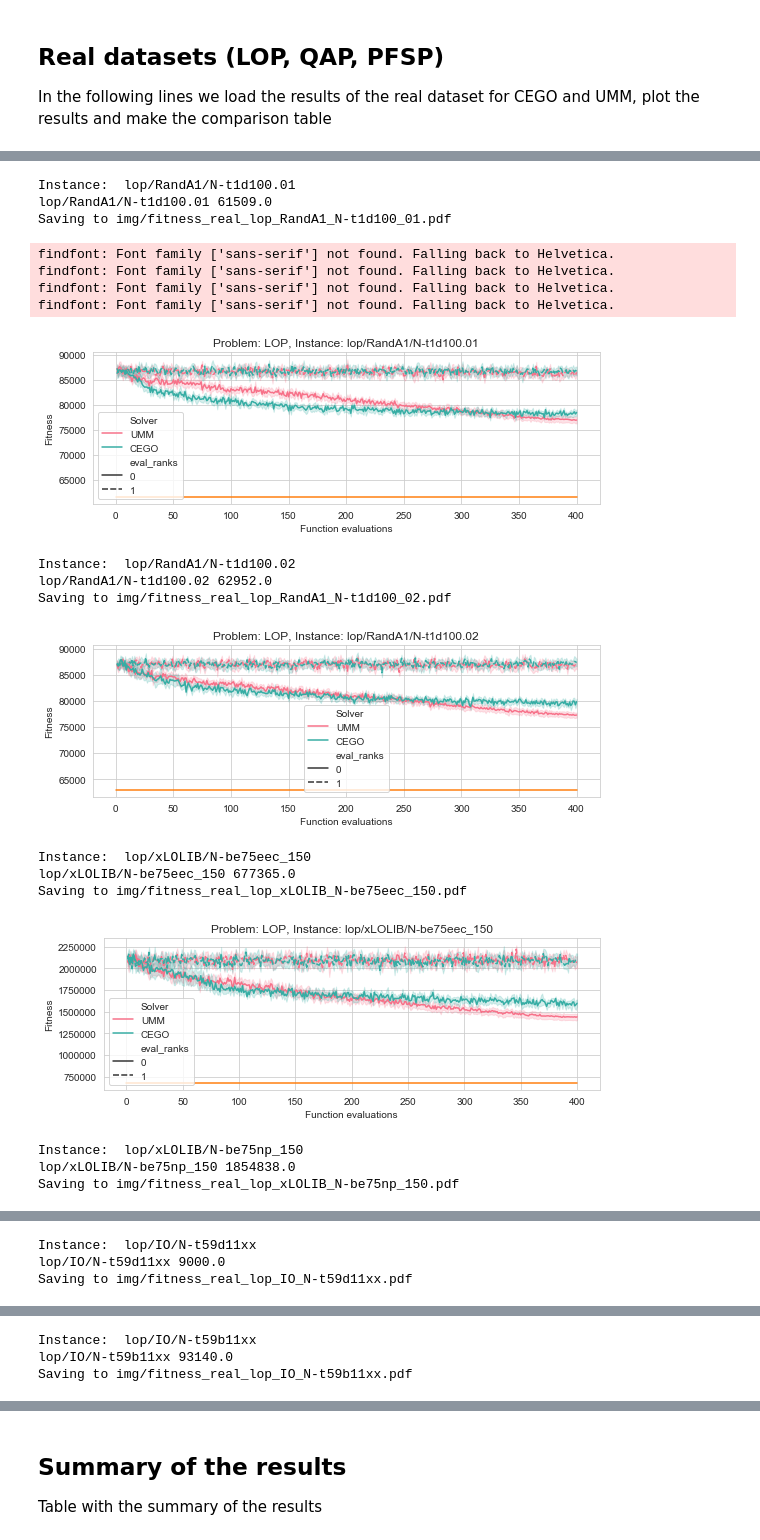
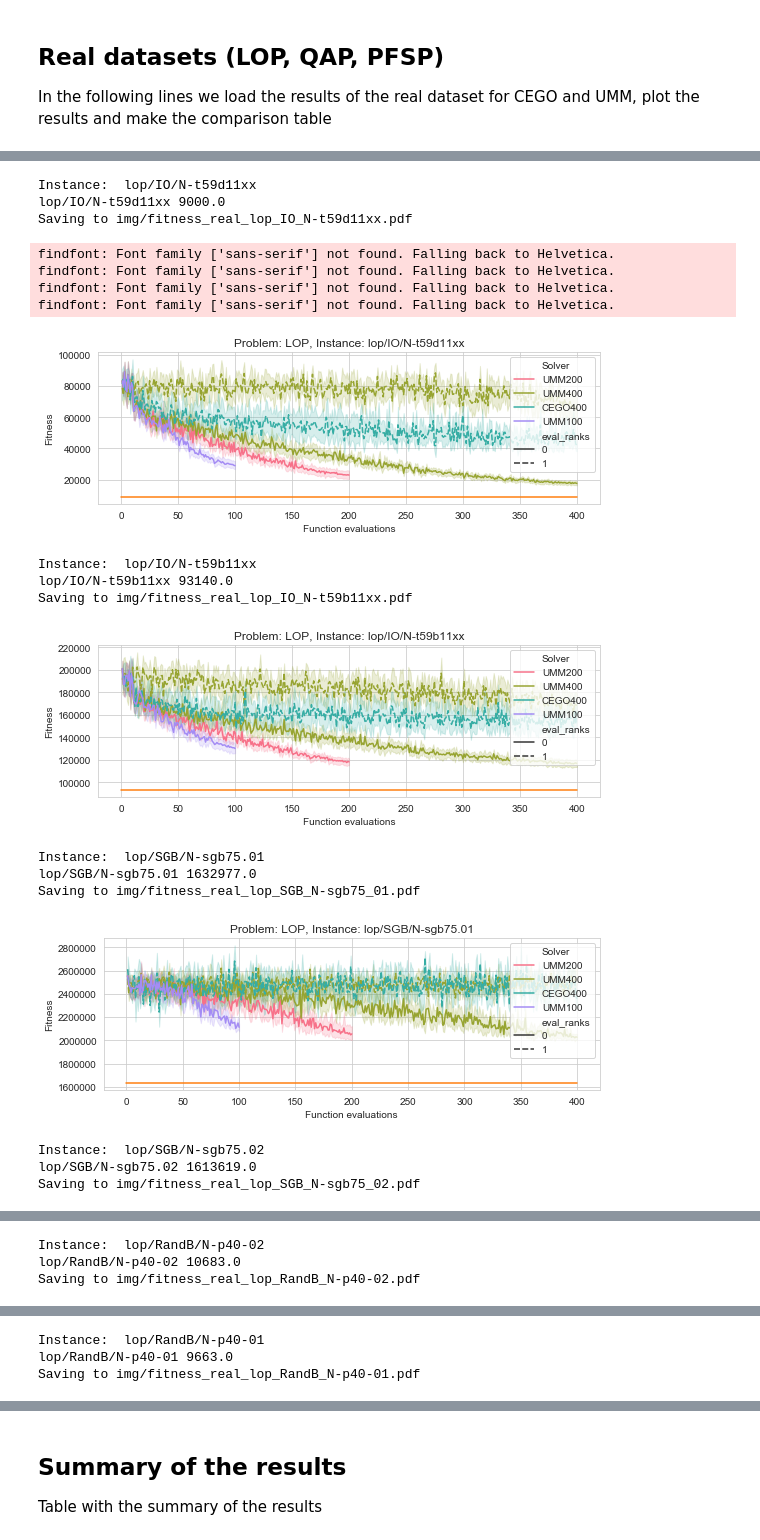
Before and after one commit to ekhiru/BB_optim, a Jupyter notebook: 2-An intro to UMM.ipynb, the cells around one changed output, grey strips where cells are left out. Drawn from its saved outputs; the diff is of its cells as text; code cells hidden in the pictures.

Commit message:
figures

```diff
--- a/2-An intro to UMM.ipynb
+++ b/2-An intro to UMM.ipynb
@@ -143,10 +143,21 @@ In the next cell we plot the results over the synthetic instances
 ## Real datasets (LOP, QAP, PFSP)
 In the following lines we load the results of the real dataset for CEGO and UMM, plot the results and make the comparison table
 # %%
-# Compare synthetic data in the same plot.
+dfbest = pd.read_csv('best_fitness_selected.csv',sep=';')
+def get_opt(instpath):
+  instance_name = instpath.split('/')[-1].replace('.dat','').replace('.txt','')
+  sol = dfbest[dfbest.instance_name==instance_name]#.best_known_subdiagonal.values
+  if len(sol)!=1:
+    print("No opt value")
+    return np.nan
+  if sol.best_known_subdiagonal.iloc[0] is not None: return sol.best_known_subdiagonal.iloc[0]
+  return sol.best_known.iloc[0]
+
+
+  # Compare synthetic data in the same plot.
 # Compare the convergence to lowest fitness funtion values by the two solvers
 lis = []
-for filename in glob.glob("./results-er*/**/*.pkl.*z", recursive=True): lis.append(pd.read_pickle(filename))
+for filename in glob.glob("./results/**/*.pkl.*z", recursive=True): lis.append(pd.read_pickle(filename))
 # for filename in glob.glob("./results-er*/*/*/*.pkl.*z"): lis.append(pd.read_pickle(filename))
 dfreal = pd.concat(lis, sort = True)
 dfreal['Uniformity'] = dfreal.instance.str.extract(r'phi=(.+)$').astype(float)
@@ -201,42 +186,44 @@ def get_opt(instpath):
 #   print(row.problem, row.instance_name, row.best_known, best_fitness, sep='\t')
 # #   print(inst,get_opt(inst),best_fitness)
 # %%
+dfreal["Solver"] = (dfreal["Solver"]+dfreal["budget"].astype(str))
+
 for inst in dfreal.instance.drop_duplicates().values:#selected.instance_name:# ['tho30']:# selected.instance_name:
     print("Instance: ", inst)
     df = dfreal[dfreal.instance.str.contains(inst)]
     if len(df) == 0:
         print("No data for {inst}")
         continue
     val_opt = get_opt(inst)
     plt.figure(figsize=(8,3))
     palette = sns.color_palette("husl", len(df['Solver'].drop_duplicates()))
     g = sns.lineplot(x='Function evaluations',y='Fitness',hue='Solver',style='eval_ranks', data=df, palette=palette)
     if val_opt is not None:
       print(inst,val_opt)
       plt.plot([0,400],[val_opt,val_opt])
     g.set_title('Problem: ' + df.Problem.iloc[0] + ', Instance: ' + inst)
     plt.tight_layout()
     filename = 'img/fitness_real_' + df.instance.iloc[0].replace('/','_').replace('.','_') + '.pdf'
     print("Saving to " + filename)
     plt.savefig(filename)
     plt.show()
 # %% [output]
-Instance:  lop/RandA1/N-t1d100.01
-lop/RandA1/N-t1d100.01 61509.0
-Saving to img/fitness_real_lop_RandA1_N-t1d100_01.pdf
+Instance:  lop/IO/N-t59d11xx
+lop/IO/N-t59d11xx 9000.0
+Saving to img/fitness_real_lop_IO_N-t59d11xx.pdf
 findfont: Font family ['sans-serif'] not found. Falling back to Helvetica.
 findfont: Font family ['sans-serif'] not found. Falling back to Helvetica.
 findfont: Font family ['sans-serif'] not found. Falling back to Helvetica.
 findfont: Font family ['sans-serif'] not found. Falling back to Helvetica.
-[figure, old version]
+[figure, new version]
-Instance:  lop/RandA1/N-t1d100.02
-lop/RandA1/N-t1d100.02 62952.0
-Saving to img/fitness_real_lop_RandA1_N-t1d100_02.pdf
+Instance:  lop/IO/N-t59b11xx
+lop/IO/N-t59b11xx 93140.0
+Saving to img/fitness_real_lop_IO_N-t59b11xx.pdf
-[figure, old version]
+[figure, new version]
-Instance:  lop/xLOLIB/N-be75eec_150
-lop/xLOLIB/N-be75eec_150 677365.0
-Saving to img/fitness_real_lop_xLOLIB_N-be75eec_150.pdf
+Instance:  lop/SGB/N-sgb75.01
+lop/SGB/N-sgb75.01 1632977.0
+Saving to img/fitness_real_lop_SGB_N-sgb75_01.pdf
-[figure, old version]
+[figure, new version]
-Instance:  lop/xLOLIB/N-be75np_150
-lop/xLOLIB/N-be75np_150 1854838.0
-Saving to img/fitness_real_lop_xLOLIB_N-be75np_150.pdf
+Instance:  lop/SGB/N-sgb75.02
+lop/SGB/N-sgb75.02 1613619.0
+Saving to img/fitness_real_lop_SGB_N-sgb75_02.pdf
@@ -244,3 +231,3 @@ Saving to img/fitness_real_lop_xLOLIB_N-be75np_150.pdf
-Instance:  lop/IO/N-t59d11xx
-lop/IO/N-t59d11xx 9000.0
-Saving to img/fitness_real_lop_IO_N-t59d11xx.pdf
+Instance:  lop/RandB/N-p40-02
+lop/RandB/N-p40-02 10683.0
+Saving to img/fitness_real_lop_RandB_N-p40-02.pdf
@@ -248,3 +235,3 @@ Saving to img/fitness_real_lop_IO_N-t59d11xx.pdf
-Instance:  lop/IO/N-t59b11xx
-lop/IO/N-t59b11xx 93140.0
-Saving to img/fitness_real_lop_IO_N-t59b11xx.pdf
+Instance:  lop/RandB/N-p40-01
+lop/RandB/N-p40-01 9663.0
+Saving to img/fitness_real_lop_RandB_N-p40-01.pdf
```
Also changed, not shown: parts of 5 cells of this notebook, 26 other files.
